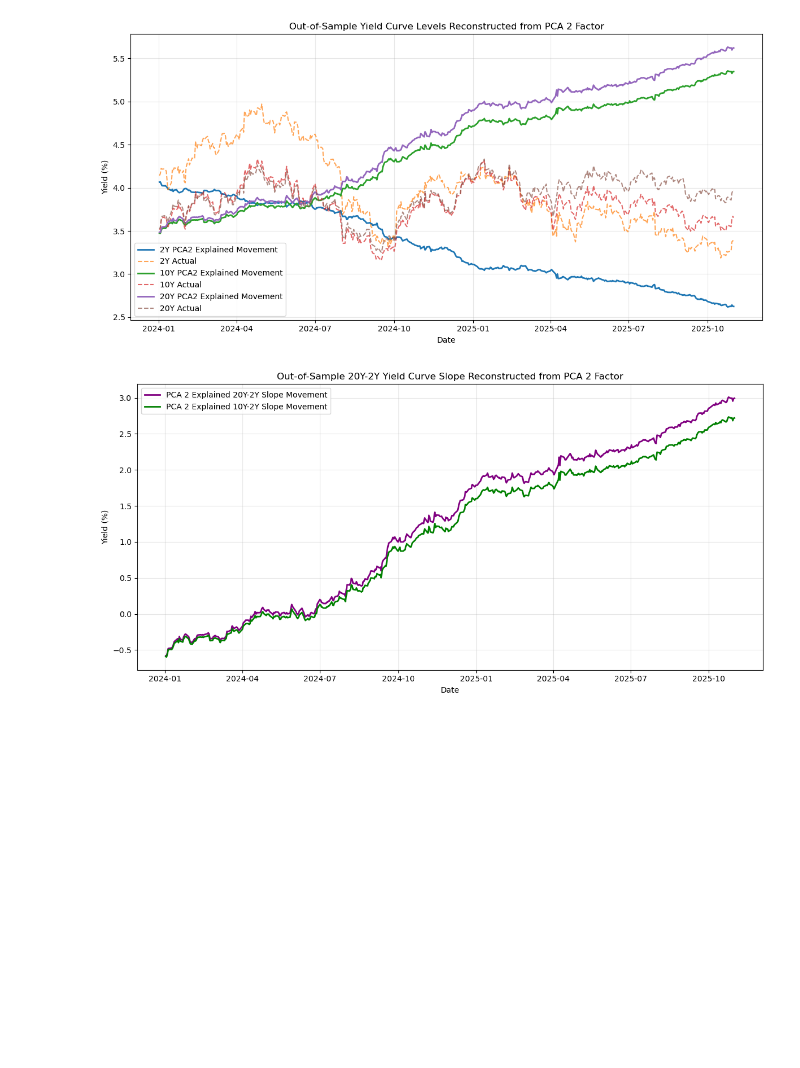
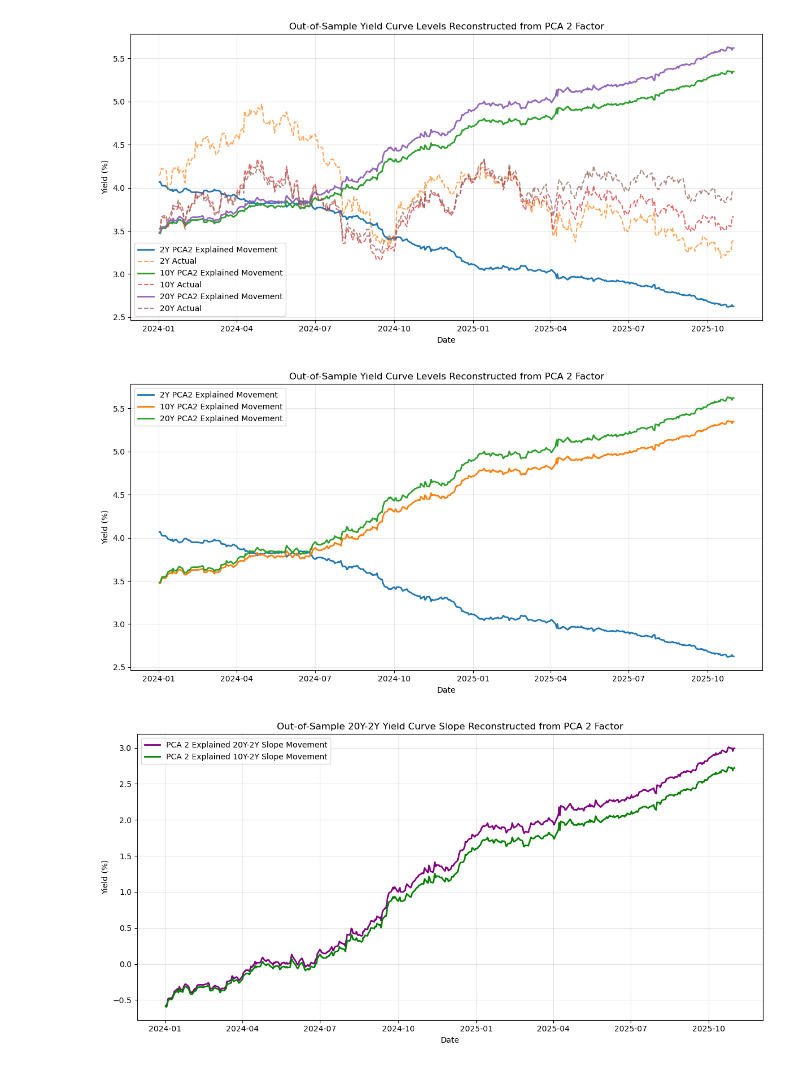
Before and after one commit to hedge-fund-strats/yield-curve-slope-trading, a Jupyter notebook: 01-pca.ipynb, the cells around one changed output. Cells and saved outputs as stored; diff of their text form; code cells hidden in the pictures; blank space fills up the shorter version.

Commit message:
Including PC2 explained movements in curve

```diff
--- a/01-pca.ipynb
+++ b/01-pca.ipynb
@@ -217,6 +217,24 @@ plt.tight_layout()
 plt.show()
 # %% [output]
 [figure]
+# %%
+fig, ax = plt.subplots(figsize=(12, 6))
+for i, maturity in enumerate(selected_tenors):
+    ax.plot(
+        test_spot_levels.index,
+        pc2_spot_levels[:, i],
+        label=f"{maturity} PCA2 Explained Movement",
+        linewidth=2,
+    )
+ax.set_title("Out-of-Sample Yield Curve Levels Reconstructed from PCA 2 Factor")
+ax.set_xlabel("Date")
+ax.set_ylabel("Yield (%)")
+ax.legend()
+ax.grid(True, alpha=0.3)
+plt.tight_layout()
+plt.show()
+# %% [output]
+[figure, added]
 # %%
 slope_20vs2 = pc2_spot_levels[:, 2] - pc2_spot_levels[:, 0]
 slope_10vs2 = pc2_spot_levels[:, 1] - pc2_spot_levels[:, 0]
```
